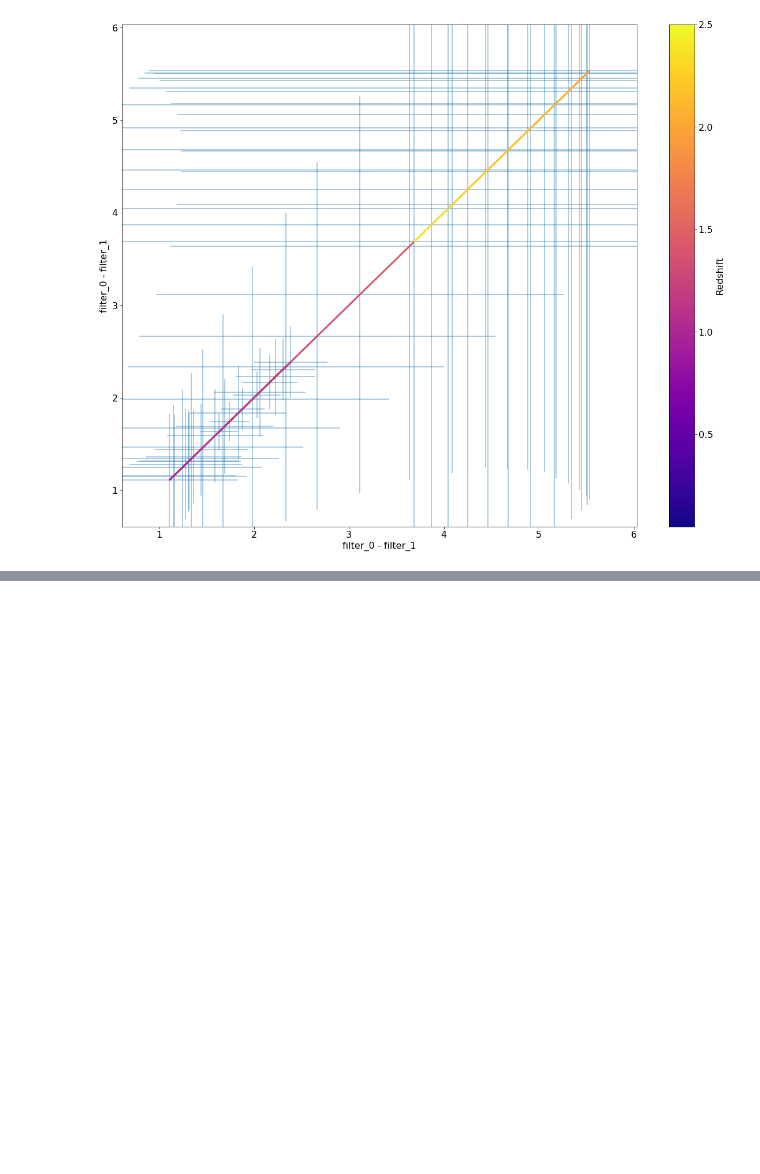
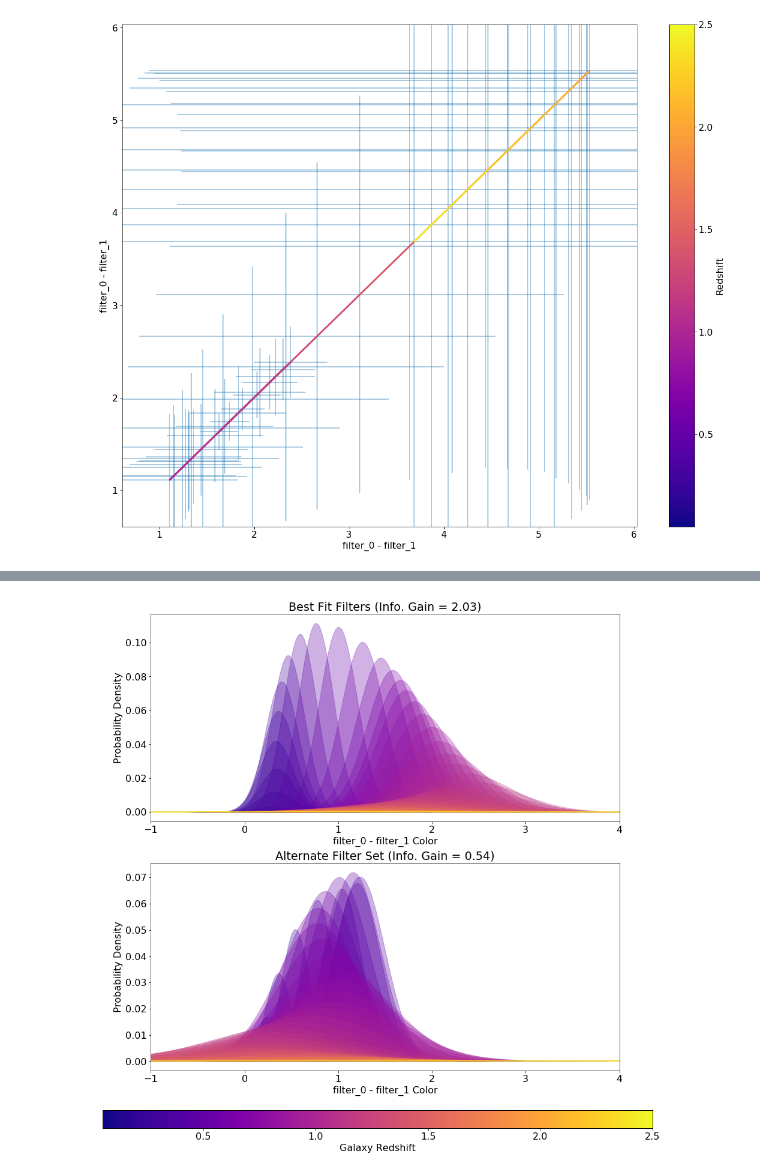
Before and after one commit to dirac-institute/siggi, a Jupyter notebook: examples/paper_plots.ipynb, the cells around one changed output, grey strips where cells are left out. Drawn from its saved outputs; the diff is of its cells as text; code cells hidden in the pictures; blank space fills up the shorter version.

```diff
--- a/examples/paper_plots.ipynb
+++ b/examples/paper_plots.ipynb
@@ -404,0 +419,19 @@ plt.ylabel(r'Color ($F_2$ - $F_{1}$)')
+# %%
+blue_spec = s.get_blue_spectrum()
+fig = plt.figure(figsize=(14, 14))
+fig.add_subplot(2,1,1)
+plt.title('Best Fit Filters (Info. Gain = 2.03)')
+plt.xlim(-1, 4)
+sig_plot = plotting([blue_spec], best_pt,
+                    frozen_filt_dict=None, set_ratio=0.5, sed_mags=22., sky_mag=21.2)
+sig_plot.plot_color_distributions(['filter_0', 'filter_1'], np.linspace(0.05, 2.5, 50), fig=fig, add_cbar=True, include_prior=prior_z)
+fig.add_subplot(2,1,2)
+plt.title('Alternate Filter Set (Info. Gain = 0.54)')
+plt.xlim(-1, 4)
+sig_plot = plotting([blue_spec], [425.0, 525.0, 525.0, 625.0],
+                    frozen_filt_dict=None, set_ratio=0.5, sed_mags=22., sky_mag=21.2)
+sig_plot.plot_color_distributions(['filter_0', 'filter_1'], np.linspace(0.05, 2.5, 50), fig=fig, add_cbar=True, include_prior=prior_z)
+#plt.tight_layout()
+plt.savefig('example_3_color_plot.pdf')
+# %% [output]
+[figure, added]
```
Also changed, not shown: parts of 13 cells of this notebook, 2 other files.
